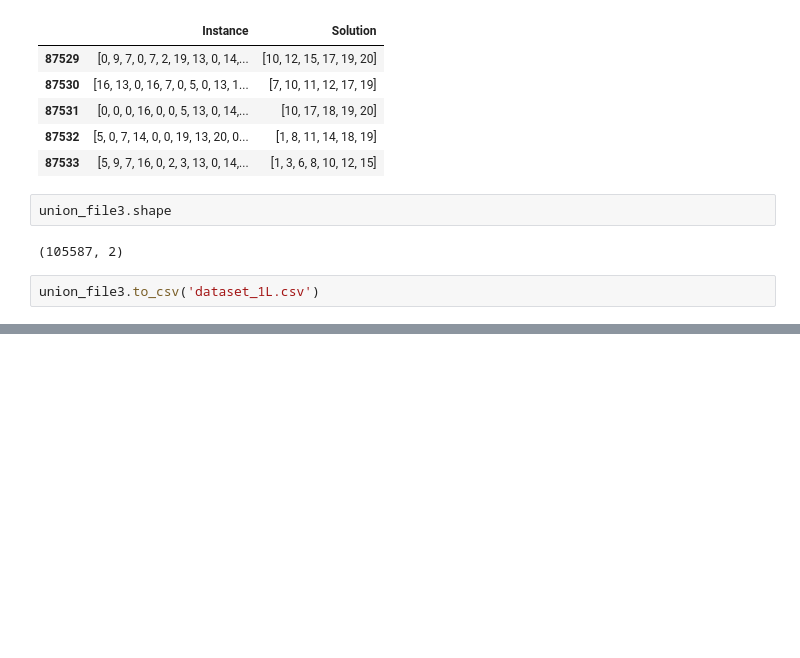
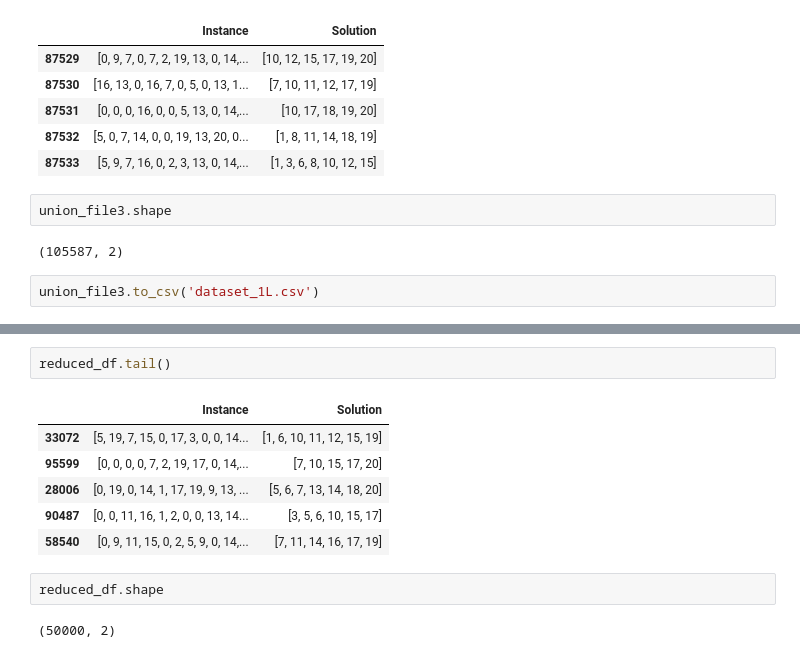
Before and after one commit to tantuwaySourabh/rf-tag2tag-communication, a Jupyter notebook: Project_copy_temp.ipynb, the cells around one changed output, grey strips where cells are left out. Saved outputs shown, nothing was run; the diff lists cells and outputs as text; blank space fills up the shorter version.

```diff
--- a/Project_copy_temp.ipynb
+++ b/Project_copy_temp.ipynb
@@ -634,0 +676,13 @@ union_file3.to_csv('dataset_1L.csv')
+# %%
+reduced_df.tail()
+# %% [output]
+|  | Instance | Solution |
+| 33072 | [5, 19, 7, 15, 0, 17, 3, 0, 0, 14... | [1, 6, 10, 11, 12, 15, 19] |
+| 95599 | [0, 0, 0, 0, 7, 2, 19, 17, 0, 14,... | [7, 10, 15, 17, 20] |
+| 28006 | [0, 19, 0, 14, 1, 17, 19, 9, 13, ... | [5, 6, 7, 13, 14, 18, 20] |
+| 90487 | [0, 0, 11, 16, 1, 2, 0, 0, 13, 14... | [3, 5, 6, 10, 15, 17] |
+| 58540 | [0, 9, 11, 15, 0, 2, 5, 9, 0, 14,... | [7, 11, 14, 16, 17, 19] |
+# %%
+reduced_df.shape
+# %% [output]
+(50000, 2)
```
Also changed, not shown: parts of 13 cells of this notebook, 6 other files.
